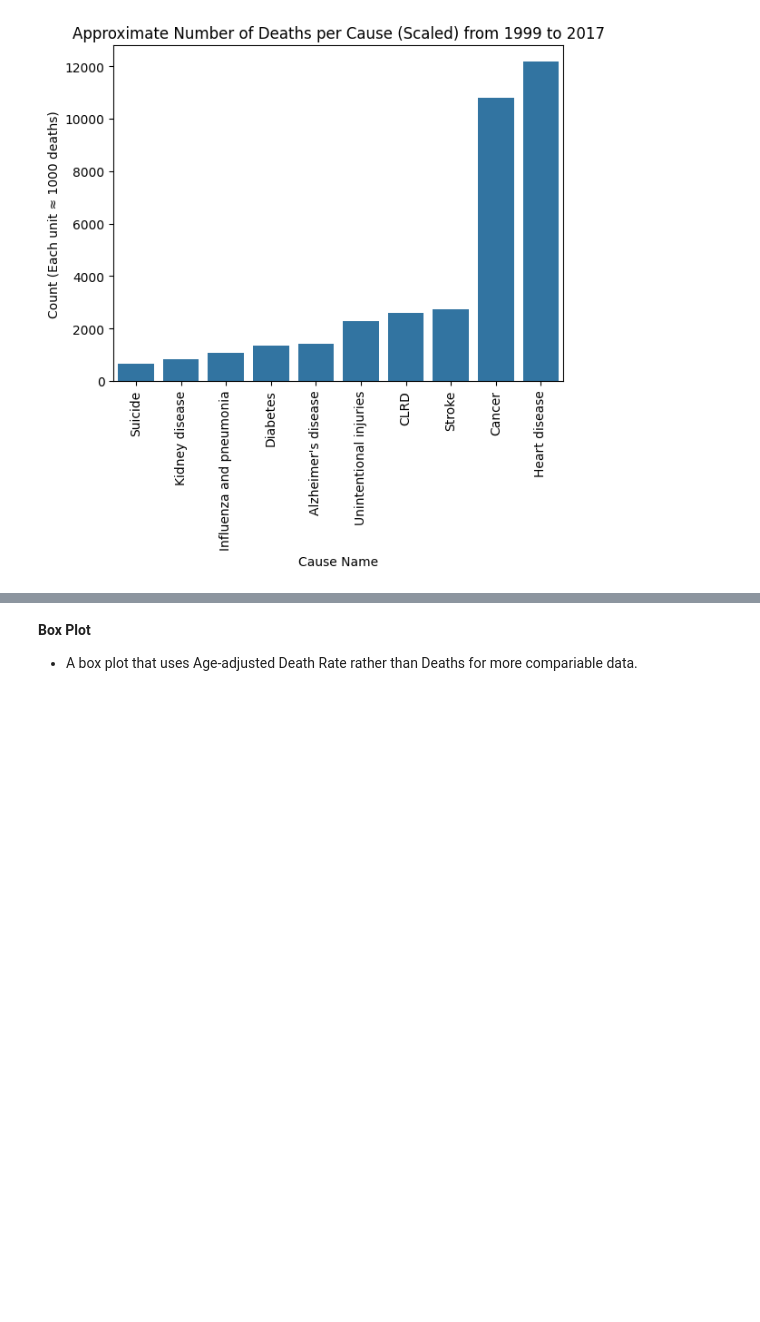
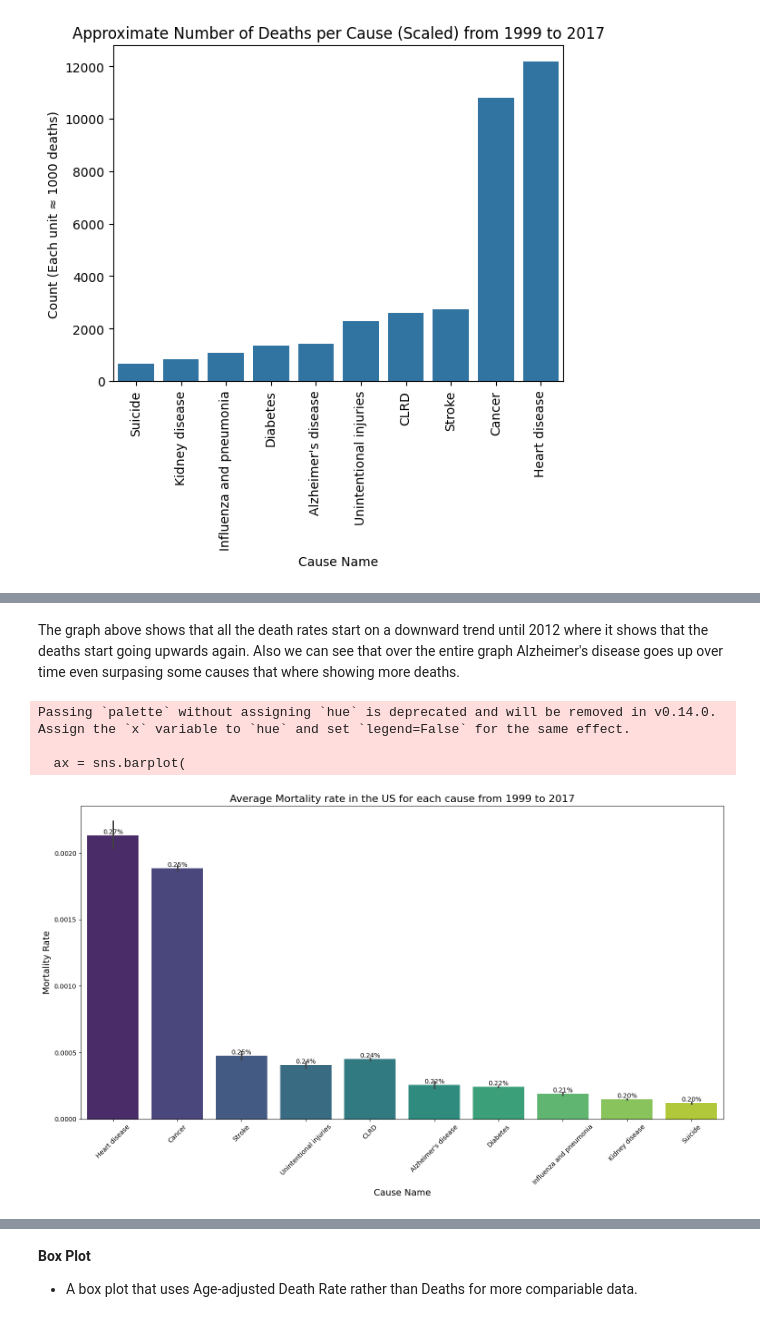
Before and after one commit to LoganWongbangchuad/DataScience, a Jupyter notebook: code/final.ipynb, the cells around one changed output, grey strips where cells are left out. Cells and saved outputs as stored; diff of their text form; code cells hidden in the pictures; blank space fills up the shorter version.

```diff
--- a/code/final.ipynb
+++ b/code/final.ipynb
@@ -297,0 +341,40 @@ plt.show()
+# %% [markdown]
+The graph above shows that all the death rates start on a downward trend until 2012 where it shows that the deaths start going upwards again. Also we can see that over the entire graph Alzheimer's disease goes up over time even surpasing some causes that where showing more deaths.
+# %%
+
+
+# Create the bar plot
+plt.figure(figsize=(15, 9))
+ax = sns.barplot(
+    data=result,
+    x='Cause Name',
+    y='Mortality Rate',
+    palette='viridis'
+)
+
+# Annotate bars with mortality rates
+for bar, rate in zip(ax.patches, result['Mortality Rate']):
+    plt.annotate(
+        f'{rate:.2%}',  # Format as a percentage with 2 decimal places
+        (bar.get_x() + bar.get_width() / 2, bar.get_height()),  # Position on the bar
+        ha='center',  # Center alignment
+        va='bottom',  # Place text above the bar
+        fontsize=10,
+        color='black'
+    )
+
+# Add labels and title
+plt.title('Average Mortality rate in the US for each cause from 1999 to 2017', fontsize=16)
+plt.xlabel('Cause Name', fontsize=14)
+plt.ylabel('Mortality Rate', fontsize=14)
+plt.xticks(fontsize=10, rotation=45)  # Rotate for better readability
+plt.yticks(fontsize=10)
+
+# Show the plot
+plt.tight_layout()
+plt.show()
+# %% [output]
+Passing `palette` without assigning `hue` is deprecated and will be removed in v0.14.0. Assign the `x` variable to `hue` and set `legend=False` for the same effect.
+
+  ax = sns.barplot(
+[figure, added]
```
Also changed, not shown: parts of 25 cells of this notebook.
